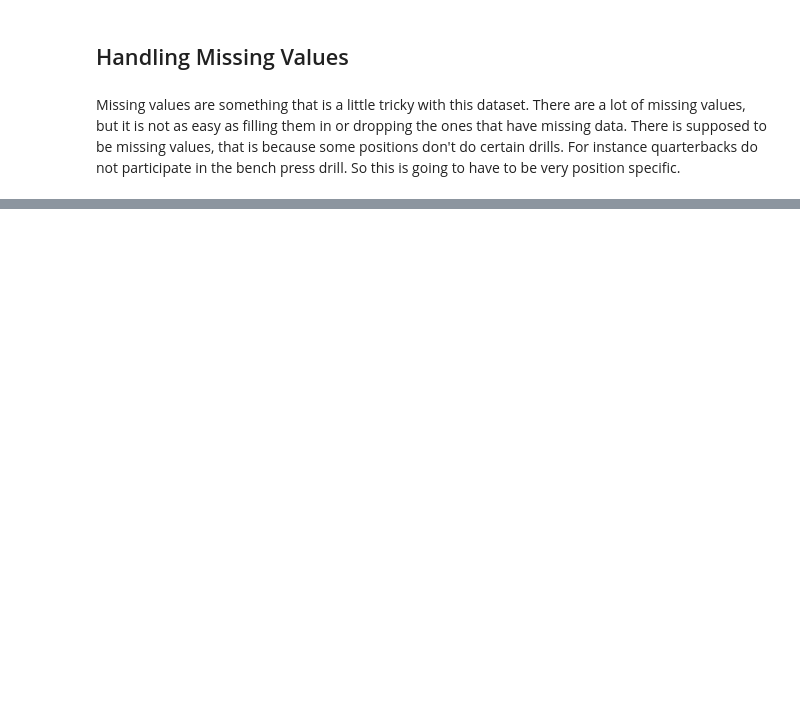
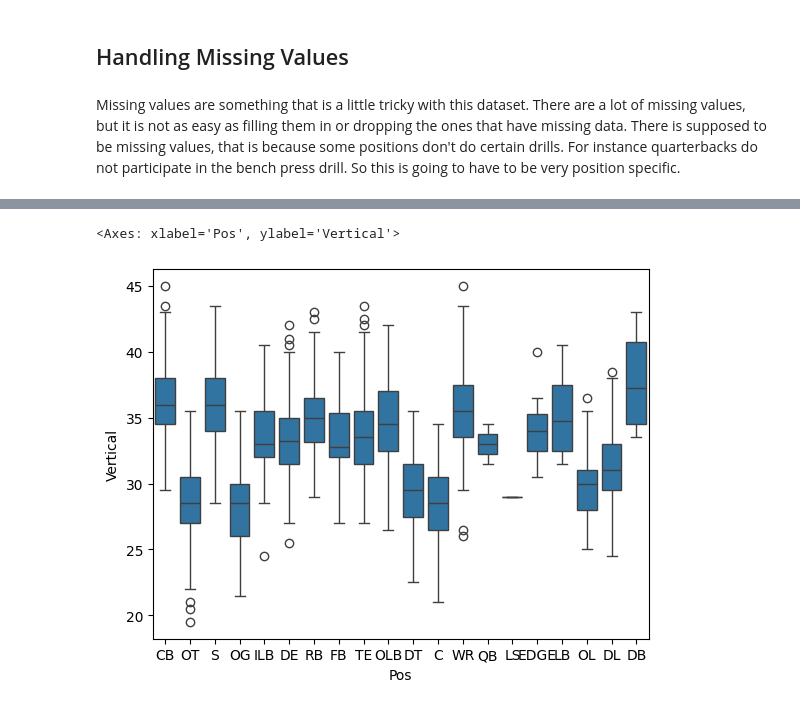
Before and after one commit to mcdonaldpmsoe/CSC2621-Final, a Jupyter notebook: main.ipynb, the cells around one changed output, grey strips where cells are left out. Drawn from its saved outputs; the diff is of its cells as text; code cells hidden in the pictures; blank space fills up the shorter version.

```diff
--- a/main.ipynb
+++ b/main.ipynb
@@ -102,0 +98,5 @@ merged_df
+# %%
+sns.boxplot(data=merged_df, x='Pos', y='Vertical')
+# %% [output]
+<Axes: xlabel='Pos', ylabel='Vertical'>
+[figure, added]
```
Also changed, not shown: parts of 5 cells of this notebook, 1 other file.
